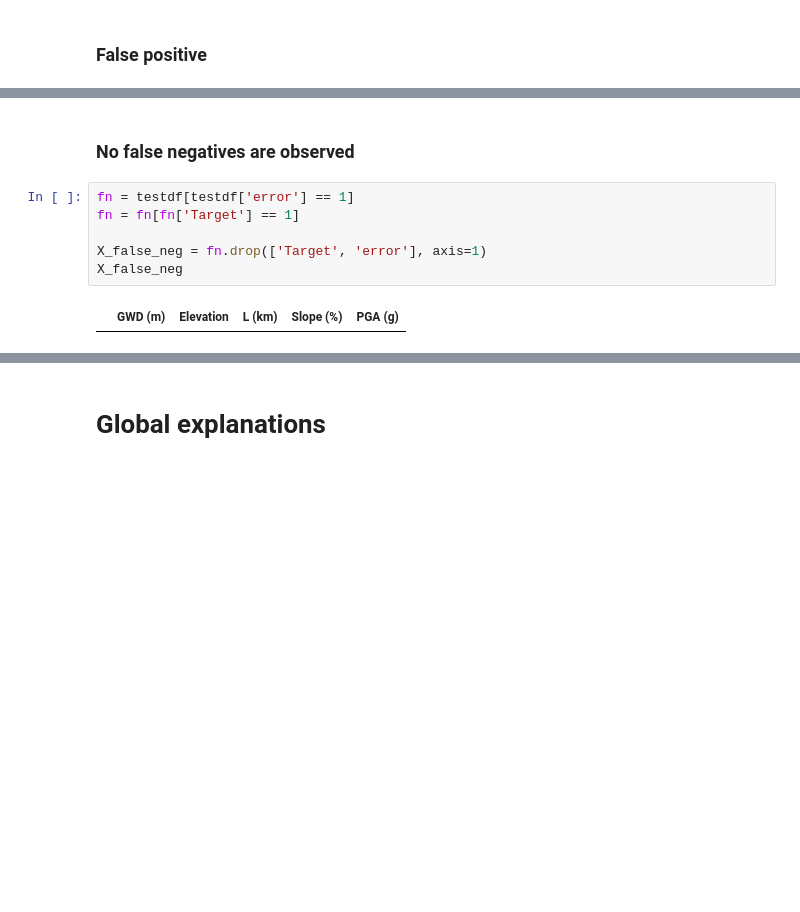
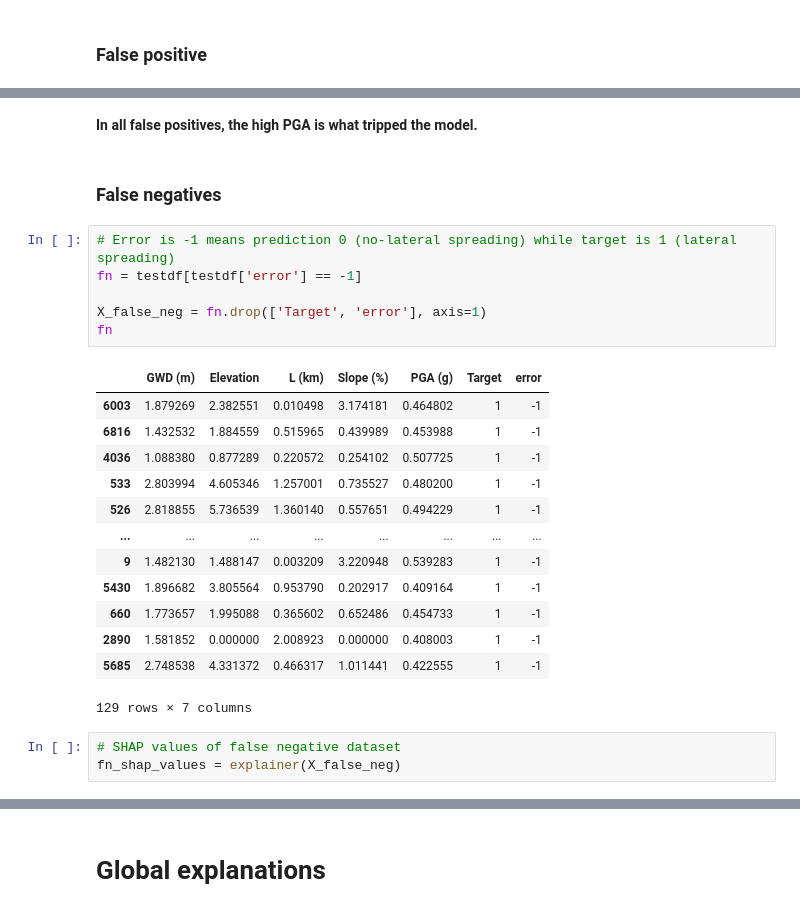
Before and after one commit to geoelements/xai-lateral-spreading, a Jupyter notebook: xgboost-classifier.ipynb, the cells around one changed output, grey strips where cells are left out. Saved outputs shown, nothing was run; the diff lists cells and outputs as text; blank space fills up the shorter version.

```diff
--- a/xgboost-classifier.ipynb
+++ b/xgboost-classifier.ipynb
@@ -147,12 +277,29 @@ shap.plots.waterfall(test_shap_values[89])
 # %% [output]
 [figure]
-# %% [markdown]
-### No false negatives are observed
+# %% [markdown]
+**In all false positives, the high PGA is what tripped the model.**
+# %% [markdown]
+### False negatives
 # %%
-fn = testdf[testdf['error'] == 1]
-fn = fn[fn['Target'] == 1]
+# Error is -1 means prediction 0 (no-lateral spreading) while target is 1 (lateral spreading)
+fn = testdf[testdf['error'] == -1]
 
 X_false_neg = fn.drop(['Target', 'error'], axis=1)
-X_false_neg
+fn
 # %% [output]
-|  | GWD (m) | Elevation | L (km) | Slope (%) | PGA (g) |
+|  | GWD (m) | Elevation | L (km) | Slope (%) | PGA (g) | Target | error |
+| 6003 | 1.879269 | 2.382551 | 0.010498 | 3.174181 | 0.464802 | 1 | -1 |
+| 6816 | 1.432532 | 1.884559 | 0.515965 | 0.439989 | 0.453988 | 1 | -1 |
+| 4036 | 1.088380 | 0.877289 | 0.220572 | 0.254102 | 0.507725 | 1 | -1 |
+| 533 | 2.803994 | 4.605346 | 1.257001 | 0.735527 | 0.480200 | 1 | -1 |
+| 526 | 2.818855 | 5.736539 | 1.360140 | 0.557651 | 0.494229 | 1 | -1 |
+| ... | ... | ... | ... | ... | ... | ... | ... |
+| 9 | 1.482130 | 1.488147 | 0.003209 | 3.220948 | 0.539283 | 1 | -1 |
+| 5430 | 1.896682 | 3.805564 | 0.953790 | 0.202917 | 0.409164 | 1 | -1 |
+| 660 | 1.773657 | 1.995088 | 0.365602 | 0.652486 | 0.454733 | 1 | -1 |
+| 2890 | 1.581852 | 0.000000 | 2.008923 | 0.000000 | 0.408003 | 1 | -1 |
+| 5685 | 2.748538 | 4.331372 | 0.466317 | 1.011441 | 0.422555 | 1 | -1 |
+129 rows × 7 columns
+# %%
+# SHAP values of false negative dataset
+fn_shap_values = explainer(X_false_neg)
```
Also changed, not shown: parts of 38 cells of this notebook.
